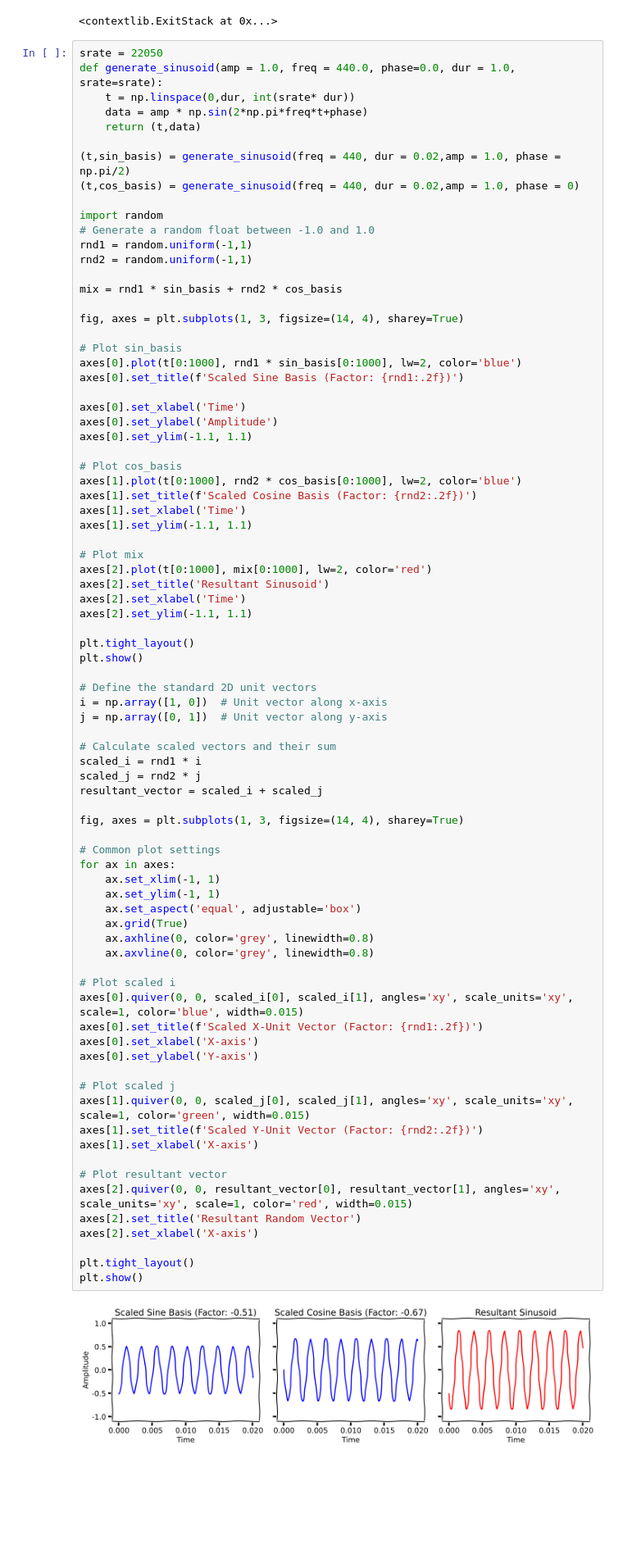
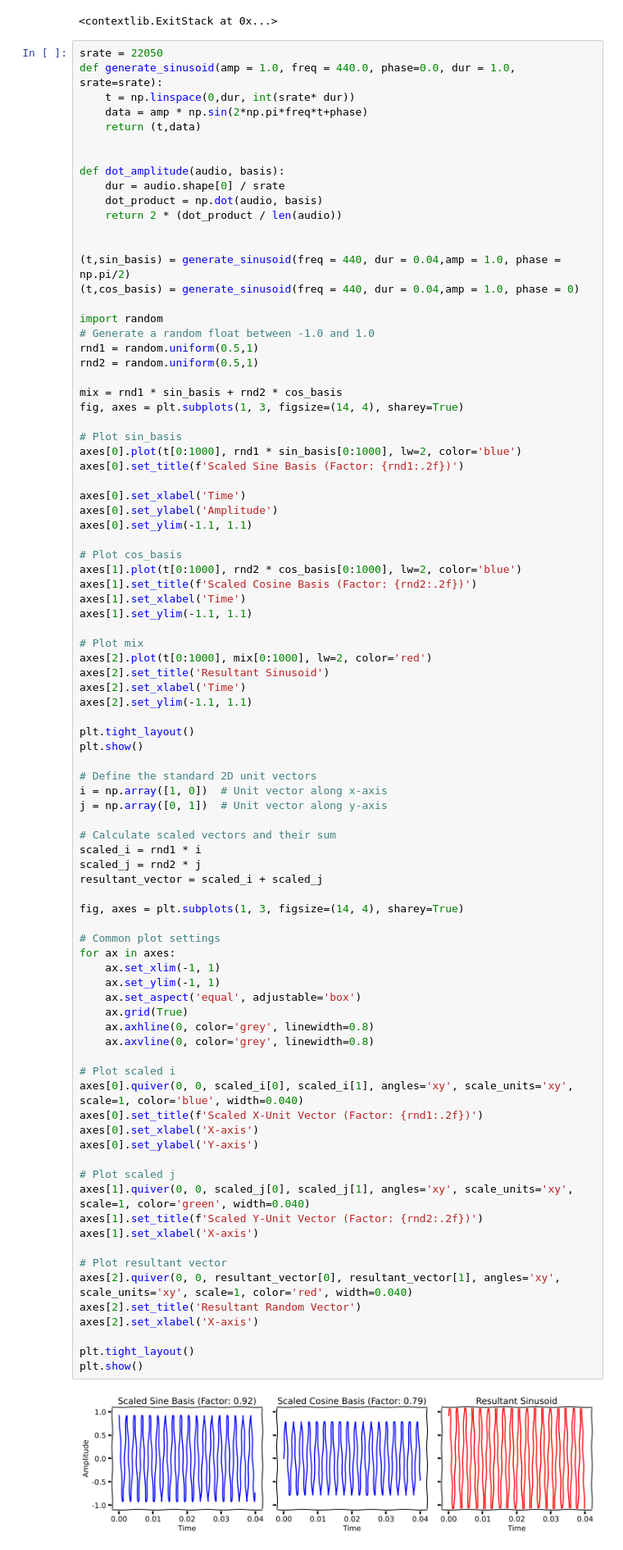
Before and after one commit to gtzan/synthesizers_cs_perspective, a Jupyter notebook: Explaining_the_DFT_a_music_perspective_part4.ipynb, the cells around one changed output. Shown at 82% size. Drawn from its saved outputs; the diff is of its cells as text; blank space fills up the shorter version.

```diff
--- a/Explaining_the_DFT_a_music_perspective_part4.ipynb
+++ b/Explaining_the_DFT_a_music_perspective_part4.ipynb
@@ -49,16 +49,22 @@ def generate_sinusoid(amp = 1.0, freq = 440.0, phase=0.0, dur = 1.0, srate=srate
     data = amp * np.sin(2*np.pi*freq*t+phase)
     return (t,data)
 
-(t,sin_basis) = generate_sinusoid(freq = 440, dur = 0.02,amp = 1.0, phase = np.pi/2)
-(t,cos_basis) = generate_sinusoid(freq = 440, dur = 0.02,amp = 1.0, phase = 0)
+
+def dot_amplitude(audio, basis):
+    dur = audio.shape[0] / srate
+    dot_product = np.dot(audio, basis)
+    return 2 * (dot_product / len(audio))
+
+
+(t,sin_basis) = generate_sinusoid(freq = 440, dur = 0.04,amp = 1.0, phase = np.pi/2)
+(t,cos_basis) = generate_sinusoid(freq = 440, dur = 0.04,amp = 1.0, phase = 0)
 
 import random
 # Generate a random float between -1.0 and 1.0
-rnd1 = random.uniform(-1,1)
-rnd2 = random.uniform(-1,1)
+rnd1 = random.uniform(0.5,1)
+rnd2 = random.uniform(0.5,1)
 
 mix = rnd1 * sin_basis + rnd2 * cos_basis
-
 fig, axes = plt.subplots(1, 3, figsize=(14, 4), sharey=True)
 
 # Plot sin_basis
@@ -93,34 +99,34 @@ scaled_i = rnd1 * i
 scaled_j = rnd2 * j
 resultant_vector = scaled_i + scaled_j
 
 fig, axes = plt.subplots(1, 3, figsize=(14, 4), sharey=True)
 
 # Common plot settings
 for ax in axes:
     ax.set_xlim(-1, 1)
     ax.set_ylim(-1, 1)
     ax.set_aspect('equal', adjustable='box')
     ax.grid(True)
     ax.axhline(0, color='grey', linewidth=0.8)
     ax.axvline(0, color='grey', linewidth=0.8)
 
 # Plot scaled i
-axes[0].quiver(0, 0, scaled_i[0], scaled_i[1], angles='xy', scale_units='xy', scale=1, color='blue', width=0.015)
+axes[0].quiver(0, 0, scaled_i[0], scaled_i[1], angles='xy', scale_units='xy', scale=1, color='blue', width=0.040)
 axes[0].set_title(f'Scaled X-Unit Vector (Factor: {rnd1:.2f})')
 axes[0].set_xlabel('X-axis')
 axes[0].set_ylabel('Y-axis')
 
 # Plot scaled j
-axes[1].quiver(0, 0, scaled_j[0], scaled_j[1], angles='xy', scale_units='xy', scale=1, color='green', width=0.015)
+axes[1].quiver(0, 0, scaled_j[0], scaled_j[1], angles='xy', scale_units='xy', scale=1, color='green', width=0.040)
 axes[1].set_title(f'Scaled Y-Unit Vector (Factor: {rnd2:.2f})')
 axes[1].set_xlabel('X-axis')
 
 # Plot resultant vector
-axes[2].quiver(0, 0, resultant_vector[0], resultant_vector[1], angles='xy', scale_units='xy', scale=1, color='red', width=0.015)
+axes[2].quiver(0, 0, resultant_vector[0], resultant_vector[1], angles='xy', scale_units='xy', scale=1, color='red', width=0.040)
 axes[2].set_title('Resultant Random Vector')
 axes[2].set_xlabel('X-axis')
 
 plt.tight_layout()
 plt.show()
 # %% [output]
-[figure, old version]
+[figure, new version]
```
Also changed, not shown: parts of 11 cells of this notebook.
